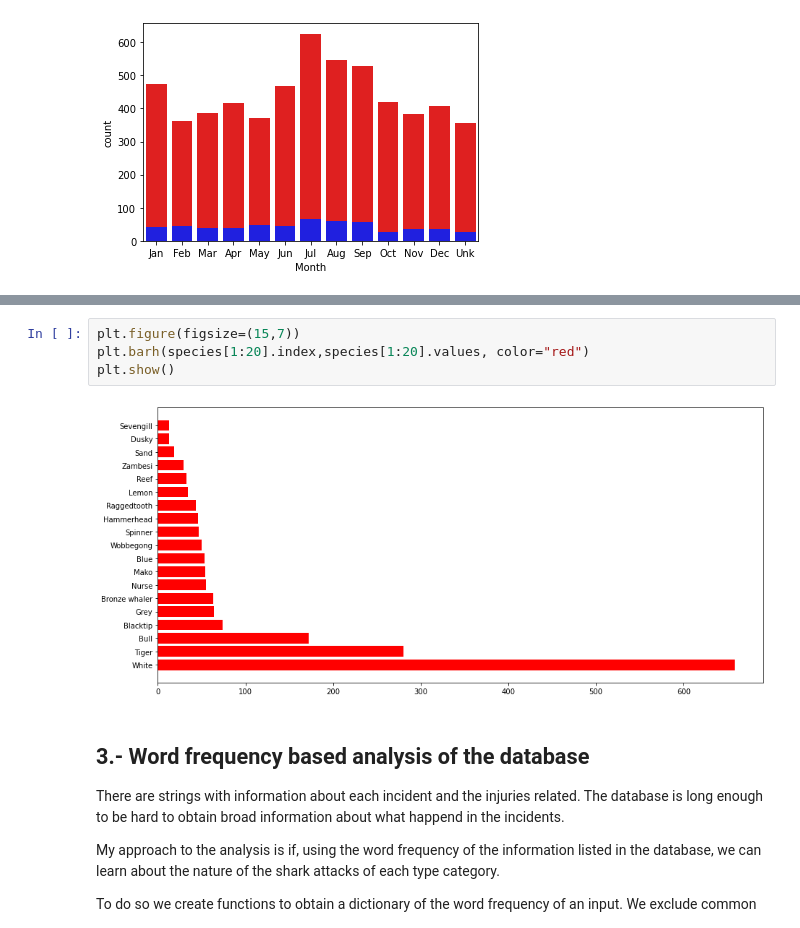
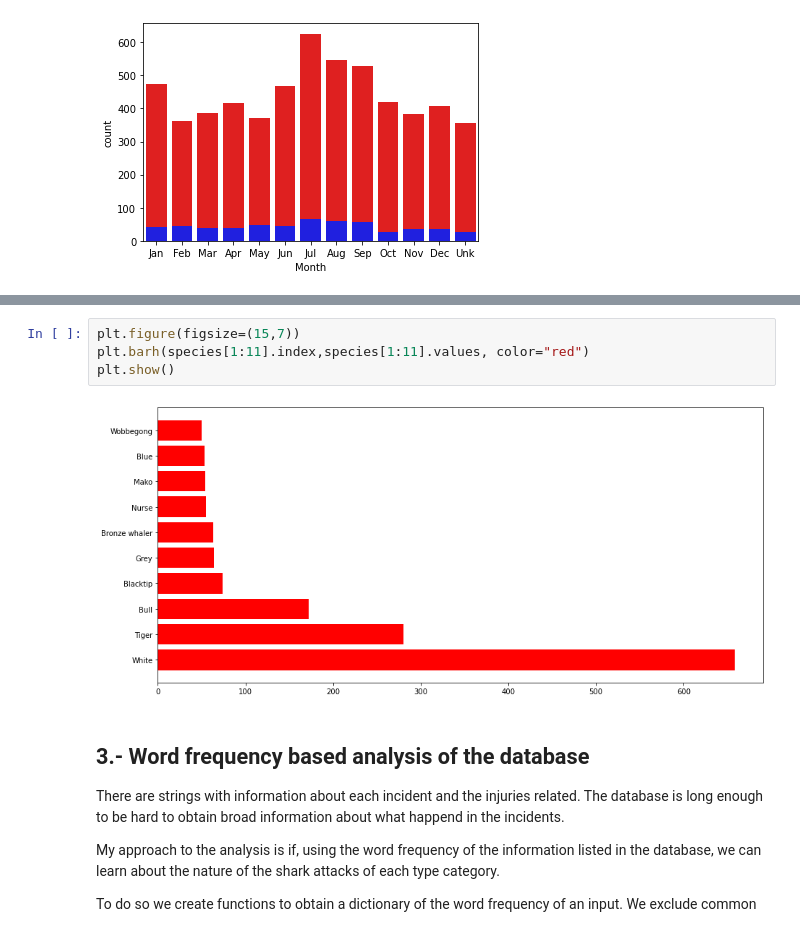
Before and after one commit to ordovas/pandas-project, a Jupyter notebook: your-code/data-wrangling.ipynb, the cells around one changed output, grey strips where cells are left out. Saved outputs shown, nothing was run; the diff lists cells and outputs as text.

```diff
--- a/your-code/data-wrangling.ipynb
+++ b/your-code/data-wrangling.ipynb
@@ -328,10 +321,10 @@ Sevengill          13
 Name: Species, dtype: int64
 # %%
 plt.figure(figsize=(15,7))
-plt.barh(species[1:20].index,species[1:20].values, color="red")
+plt.barh(species[1:11].index,species[1:11].values, color="red")
 plt.show()
 # %% [output]
-[figure, old version]
+[figure, new version]
 # %% [markdown]
 ## 3.- Word frequency based analysis of the database
 
```
Also changed, not shown: parts of 5 cells of this notebook, 1 other file.
